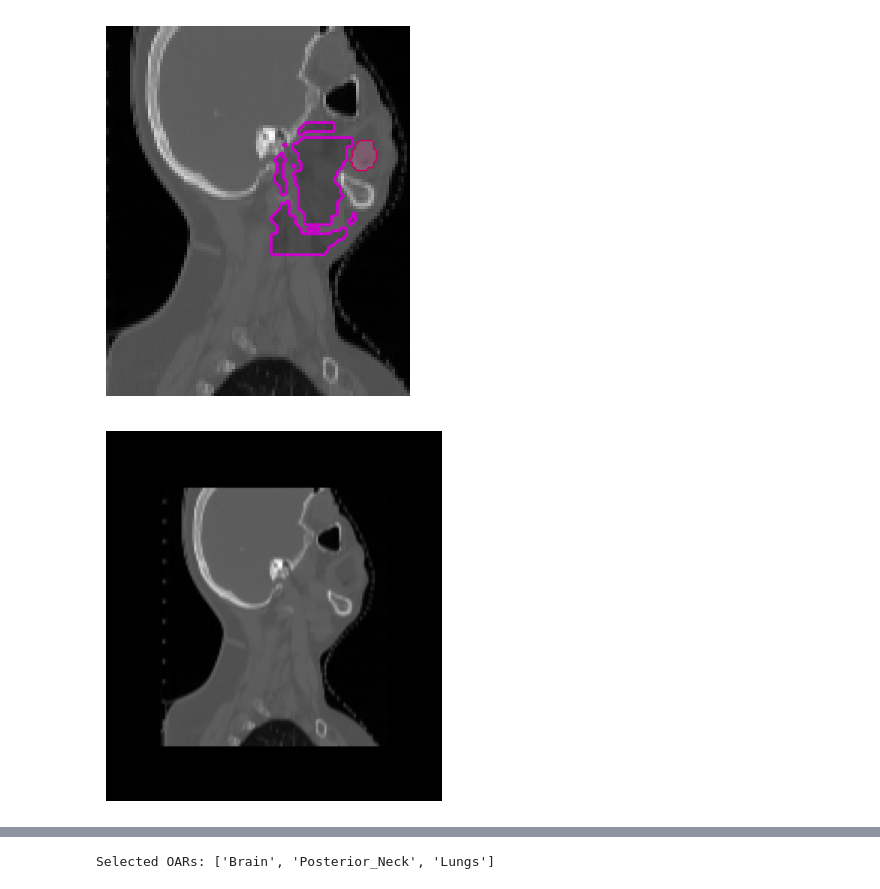
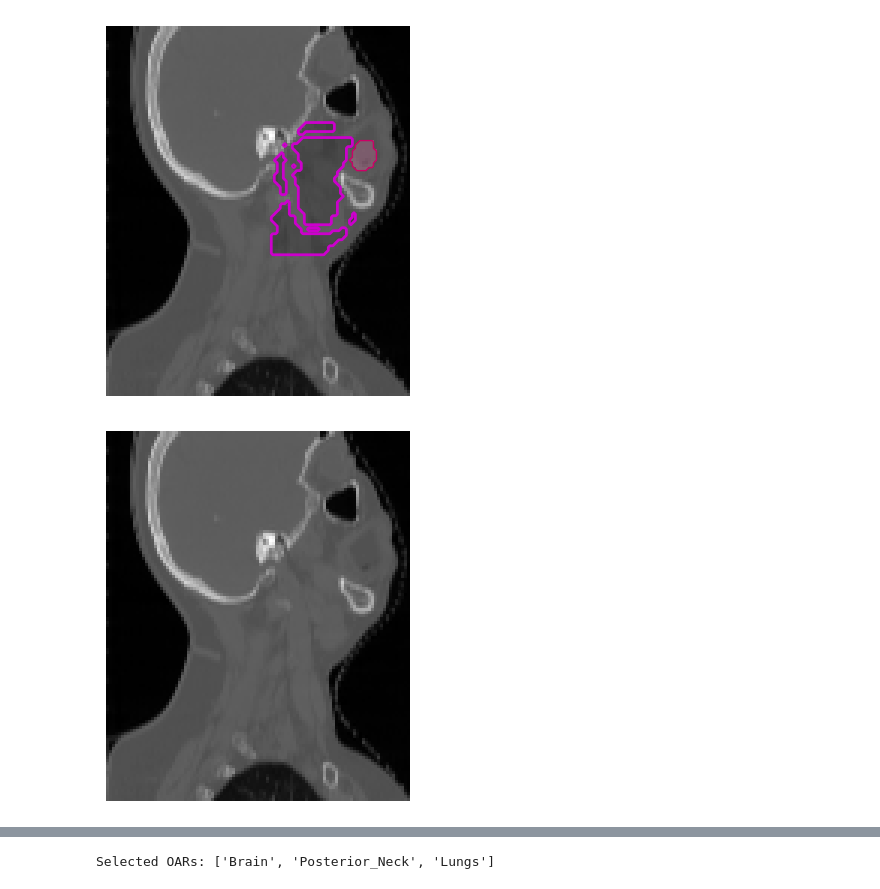
Before and after one commit to josefweibel/dose-prediction-calculation-thesis, a Jupyter notebook: notebooks/26_general_visualisations.ipynb, the cells around one changed output, grey strips where cells are left out. Drawn from its saved outputs; the diff is of its cells as text; code cells hidden in the pictures.

Commit message:
add latest report figures

```diff
--- a/notebooks/26_general_visualisations.ipynb
+++ b/notebooks/26_general_visualisations.ipynb
@@ -230,14 +230,22 @@ OCavity-PTV {'fill': '#FF80BF', 'line': '#CC0066'}
 [figure]
 # %%
 # CT
+
+ys, xs = np.where(body)
+
+ymin, ymax = ys.min(), ys.max()
+xmin, xmax = xs.min(), xs.max()
+
+ct_cropped = ct[ymin:ymax+1, xmin:xmax+1]
+
 plt.figure()
-plt.imshow(ct, cmap='gray')
+plt.imshow(ct_cropped, cmap='gray')
 plt.axis('off')
 plt.margins(0, 0)
 plt.savefig('../imgs/ct.png', bbox_inches='tight', pad_inches=0)
 plt.show()
 # %% [output]
-[figure, old version]
+[figure, new version]
 # %%
 # Body Mask
 plt.figure()
```
Also changed, not shown: parts of 15 cells of this notebook, 3 other files.
